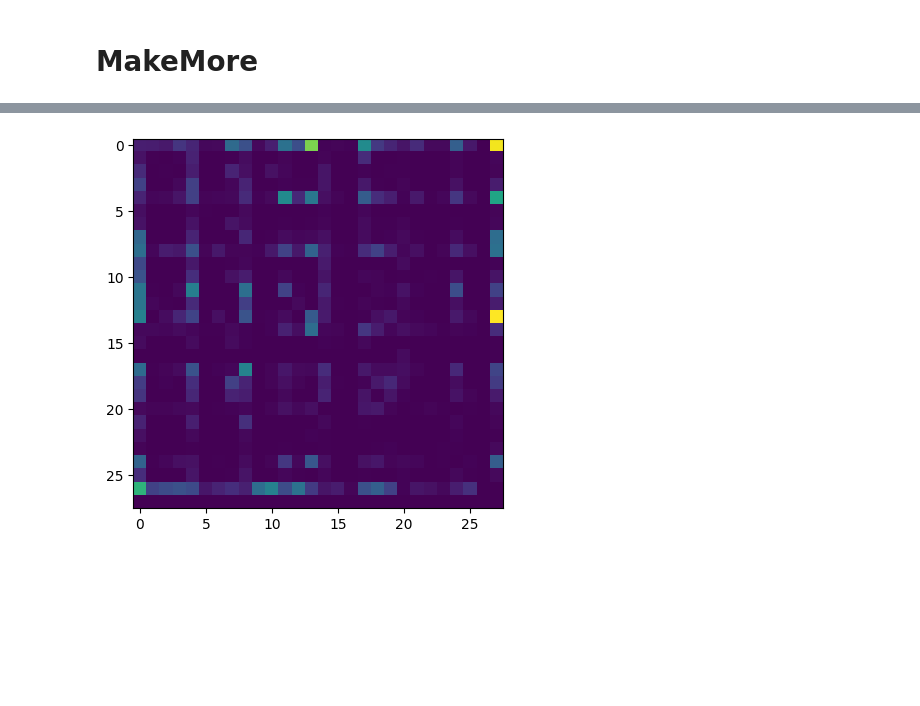
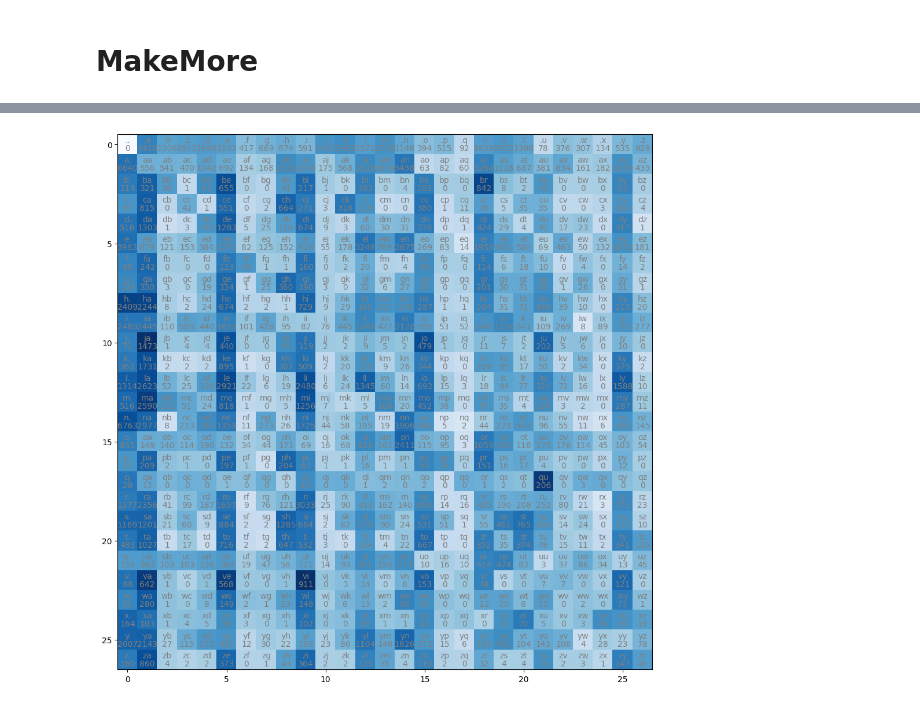
Before and after one commit to GabrielSanchezz/Machine-Learning, a Jupyter notebook: DL Karpathy/MakeMore/MakeMore V1.ipynb, the cells around one changed output, grey strips where cells are left out. Saved outputs shown, nothing was run; the diff lists cells and outputs as text; code cells hidden in the pictures; blank space fills up the shorter version.

```diff
--- a/DL Karpathy/MakeMore/MakeMore V1.ipynb
+++ b/DL Karpathy/MakeMore/MakeMore V1.ipynb
@@ -35,0 +173,12 @@ for w in words:
+# %%
+g = torch.Generator().manual_seed(123)
+W = torch.randn((27,27), requires_grad = True)
+# %%
+logits = Xenc @ W #Log of Counts
+counts = logits.exp() # Equivalent tp N
+probs = counts/counts.sum(1, keepdims = True)
+loss = - probs[torch.arange(num),ys].log().mean()
+
+
+W.grad = None
+loss.backward()
@@ -35,0 +191,20 @@ for w in words:
+# %%
+g = torch.Generator().manual_seed(123)
+W = torch.randn((27,27), requires_grad = True)
+
+Xenc = F.one_hot(xs, num_classes = 27).float()
+Yenc = F.one_hot(ys, num_classes = 27).float()
+
+Xenc.shape
+for k in range(200):
+    logits = Xenc @ W #Log of Counts
+    counts = logits.exp() # Equivalent tp N
+    probs = counts/counts.sum(1, keepdims = True)
+    loss = - probs[torch.arange(num),ys].log().mean() + 0.01*(W**2).mean()
+
+
+    W.grad = None
+    loss.backward()
+    W.data += - 50*W.grad
+    if k%10 == 0:
+        print(f"epoch = {k}, loss = {loss}")
@@ -36,10 +248,11 @@ for w in words:
 # %%
-plt.figure()
-plt.imshow(N)
+plt.figure(figsize = (12,12))
+plt.imshow(W.detach().numpy(), cmap = "Blues")
 for i in range(27):
     for j in range(27):
-        chstr =
-
+        chstr = itos[i]+itos[j]
+        plt.text(j, i, chstr, ha = "center", va = "bottom", color = "gray")
+        plt.text(j, i, N[i, j].item(), ha ="center", va = "top", color = "gray" )
 plt.show()
 # %% [output]
-[figure, old version]
+[figure, new version]
```
Also changed, not shown: parts of 18 cells of this notebook, 1 other file.
